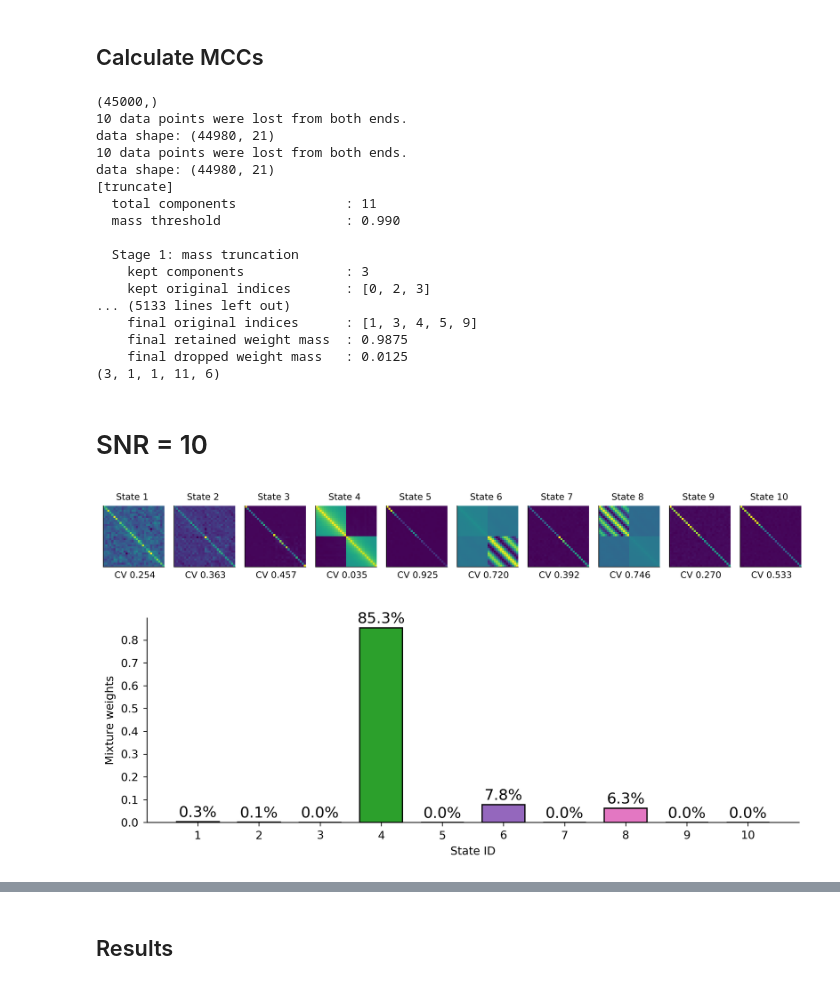
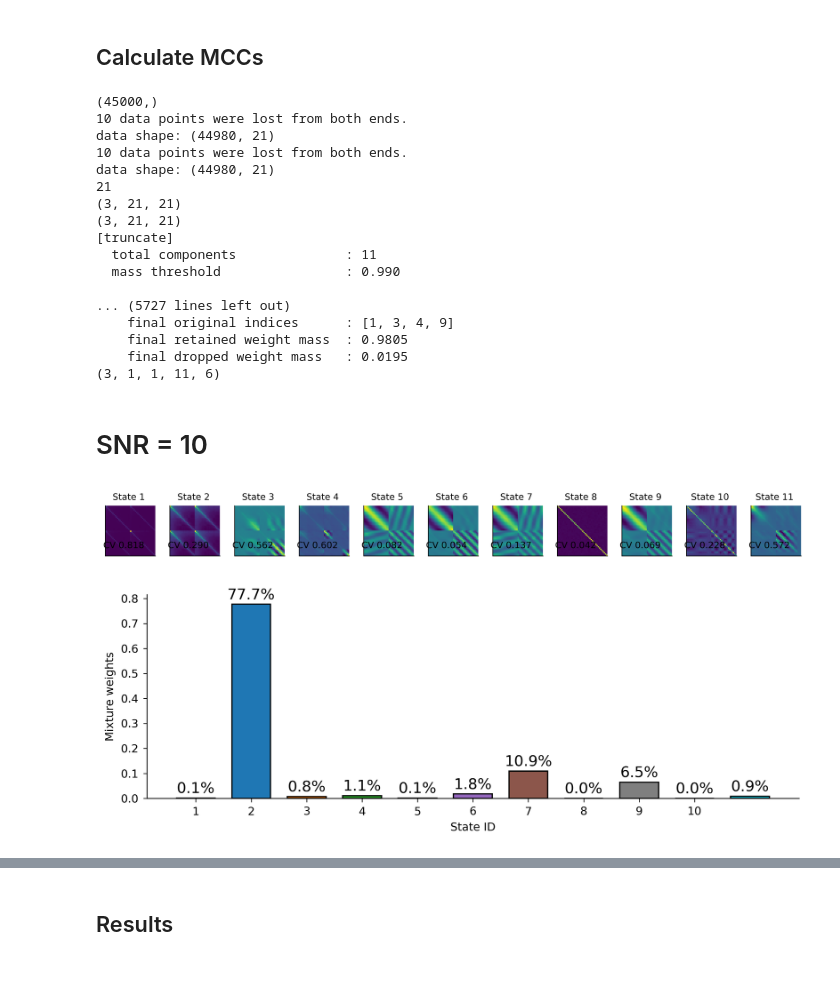
Before and after one commit to GerritFischer/MC-TDE-DP-GMM, a Jupyter notebook: analyze_results.ipynb, the cells around one changed output, grey strips where cells are left out. Saved outputs shown, nothing was run; the diff lists cells and outputs as text; code cells hidden in the pictures.

```diff
--- a/analyze_results.ipynb
+++ b/analyze_results.ipynb
@@ -103,15 +103,20 @@ from sklearn.metrics import matthews_corrcoef
 import jax.numpy as jnp
 
 num_emb = 21
+num_embs = [3,5,7,9,11,13,15,17,19,21,23,25,27,29,31,33,35]
+use_different_emb = False
 
 mccs = np.empty_like(results)
 
+freqs = [15, 20, 25, 30, 35, 40]
 
 for s_id, sample in enumerate(results):
     for cond1_id, cond1 in enumerate(sample):
         for cond2_id, cond2 in enumerate(cond1):
             for snr_id, snr in enumerate(cond2):
                 for res_id, res in enumerate(snr):
+                    if use_different_emb:
+                        num_emb = num_embs[snr_id]
                     # extract parameters
                     est_params = res["est_params"]
                     alpha = est_params["alpha"]
@@ -153,8 +158,8 @@ for s_id, sample in enumerate(results):
                     tde_signal = np.concatenate([tde_signal, tde_signal2], axis=1)
 
 
-                    trunc_means, trunc_covs, trunc_weights, trunc_info = truncate(means, covs, weights, verbose=True, return_info=True,edge_states_cv=1)
-                    num_effective_states = len(trunc_weights)
+                    trunc_means, trunc_covs, trunc_weights, trunc_info = truncate(means, covs, weights, verbose=True, return_info=True,edge_states_cv=0.4, num_channels=2)
+                    num_effective_states = max(len(trunc_weights), state_num)
                     est_states_dpgmm = get_states(tde_signal, trunc_means, trunc_covs, trunc_weights)
                     est_states_dpgmm = imputing_mode(est_states_dpgmm, min_samples=3)
                     est_states_dpgmm_onehot = np.eye(num_effective_states)[est_states_dpgmm]
@@ -174,17 +179,17 @@ print(mccs.shape)
 data shape: (44980, 21)
 10 data points were lost from both ends.
 data shape: (44980, 21)
+21
+(3, 21, 21)
+(3, 21, 21)
 [truncate]
   total components              : 11
   mass threshold                : 0.990
 
-  Stage 1: mass truncation
-    kept components             : 3
-    kept original indices       : [0, 2, 3]
-... (5133 lines left out)
-    final original indices      : [1, 3, 4, 5, 9]
-    final retained weight mass  : 0.9875
-    final dropped weight mass   : 0.0125
+... (5727 lines left out)
+    final original indices      : [1, 3, 4, 9]
+    final retained weight mass  : 0.9805
+    final dropped weight mass   : 0.0195
 (3, 1, 1, 11, 6)
 # %% [markdown]
 # SNR = 10
@@ -200,11 +205,25 @@ fig, ax = plt.subplots(1, est_params['covs'].shape[0], figsize=(10, 6), sharex=T
 for i, cov in enumerate(est_params['covs']):
     ax[i].imshow(cov, cmap="viridis")
 
-    diag = jnp.diagonal(cov, axis1=-2, axis2=-1)  # (k0, D)
 
-    mu = jnp.mean(diag, axis=-1)
-    sd = jnp.std(diag, axis=-1)
-    cv_diags = sd / (mu + 1e-12)
+
+
+    cov_channel_1 = cov[0:21, 0:21]
+    cov_channel_2 = cov[21:42, 21:42]
+
+    diag_channel_1 = jnp.diagonal(cov_channel_1, axis1=-2, axis2=-1)
+    mu_1 = jnp.mean(diag_channel_1, axis=-1)
+    sd_1 = jnp.std(diag_channel_1, axis=-1)
+    cv_diags_1 = sd_1 / (mu_1 + 1e-12)
+
+    diag_channel_2 = jnp.diagonal(cov_channel_2, axis1=-2, axis2=-1)
+    mu_2 = jnp.mean(diag_channel_2, axis=-1)
+    sd_2 = jnp.std(diag_channel_2, axis=-1)
+    cv_diags_2 = sd_2 / (mu_2 + 1e-12)
+
+
+    cv_diags = (cv_diags_1 + cv_diags_2) / 2
+
 
 
     ax[i].set_title(f"State {i+1} ")
@@ -218,35 +237,35 @@ cmap = plt.get_cmap("tab10")
 colors = [cmap(i) for i in range(10)]
 grey = ["#E0E0E0"]
 colors = grey + colors
 
 fig, ax = plt.subplots(1, 1, figsize=(8, 3))
 
 for k, w in enumerate(est_params['weights']):
         ax.bar(
             k,
             w,
             width=0.7,
             color=colors[k],
             zorder=1,
             align="center",
             edgecolor="k",
         )
         ax.text(
             k,
             w + 0.02,
             f"{w * 100:.1f}%",
             ha="center",
             color="k",
             fontsize=12,
         )
 
 ax.set_ylabel("Mixture weights")
 ax.set_xlabel("State ID")
 ax.set_xticks(np.arange(10), labels=np.arange(1, 10 + 1))
 plt.show()
 # %% [output]
-[figure, old version]
+[figure, new version]
-[figure, old version]
+[figure, new version]
 # %%
 
 import matplotlib.pyplot as plt
```
Also changed, not shown: parts of 3 cells of this notebook, 4 other files.
